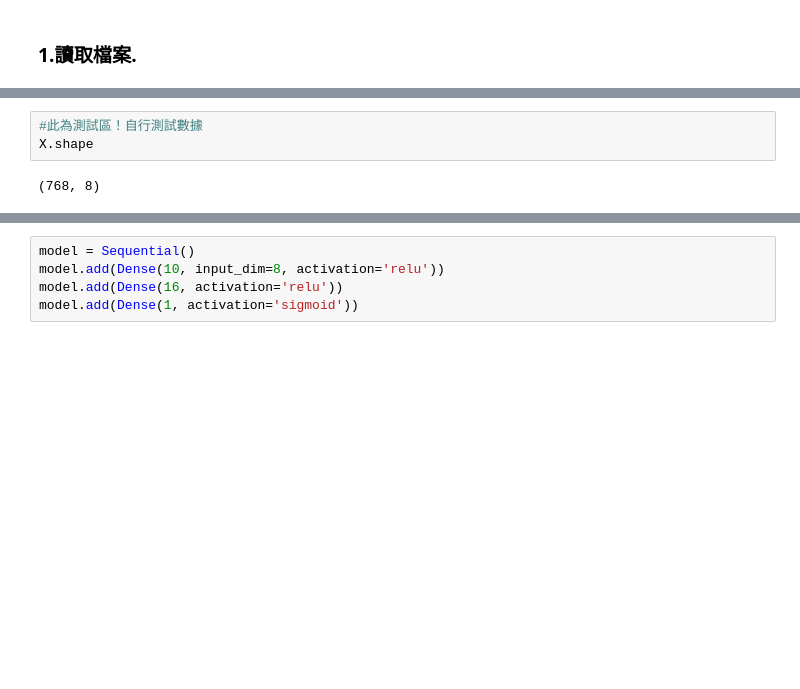
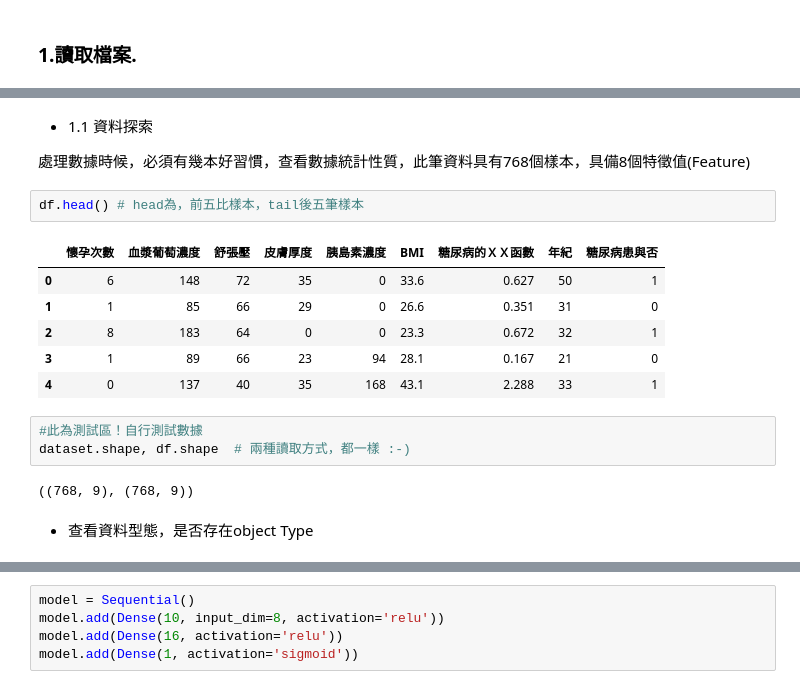
Before and after one commit to CQuqumber/Keras_from_scrach, a Jupyter notebook: 01_1st Neural Network With Keras.ipynb, the cells around one changed output, grey strips where cells are left out. Saved outputs shown, nothing was run; the diff lists cells and outputs as text; blank space fills up the shorter version.

```diff
--- a/01_1st Neural Network With Keras.ipynb
+++ b/01_1st Neural Network With Keras.ipynb
@@ -55,5 +75,20 @@ Using TensorFlow backend.
+# %% [markdown]
+- 1.1 資料探索
+
+處理數據時候，必須有幾本好習慣，查看數據統計性質，此筆資料具有768個樣本，具備8個特徵值(Feature)
+# %%
+df.head() # head為，前五比樣本，tail後五筆樣本
+# %% [output]
+|  | 懷孕次數 | 血漿葡萄濃度 | 舒張壓 | 皮膚厚度 | 胰島素濃度 | BMI | 糖尿病的ＸＸ函數 | 年紀 | 糖尿病患與否 |
+| 0 | 6 | 148 | 72 | 35 | 0 | 33.6 | 0.627 | 50 | 1 |
+| 1 | 1 | 85 | 66 | 29 | 0 | 26.6 | 0.351 | 31 | 0 |
+| 2 | 8 | 183 | 64 | 0 | 0 | 23.3 | 0.672 | 32 | 1 |
+| 3 | 1 | 89 | 66 | 23 | 94 | 28.1 | 0.167 | 21 | 0 |
+| 4 | 0 | 137 | 40 | 35 | 168 | 43.1 | 2.288 | 33 | 1 |
 # %%
 #此為測試區！自行測試數據
-X.shape
+dataset.shape, df.shape  # 兩種讀取方式，都一樣 :-)
 # %% [output]
-(768, 8)
+((768, 9), (768, 9))
+# %% [markdown]
+- 查看資料型態，是否存在object Type
```
Also changed, not shown: parts of 12 cells of this notebook, 1 other file.
